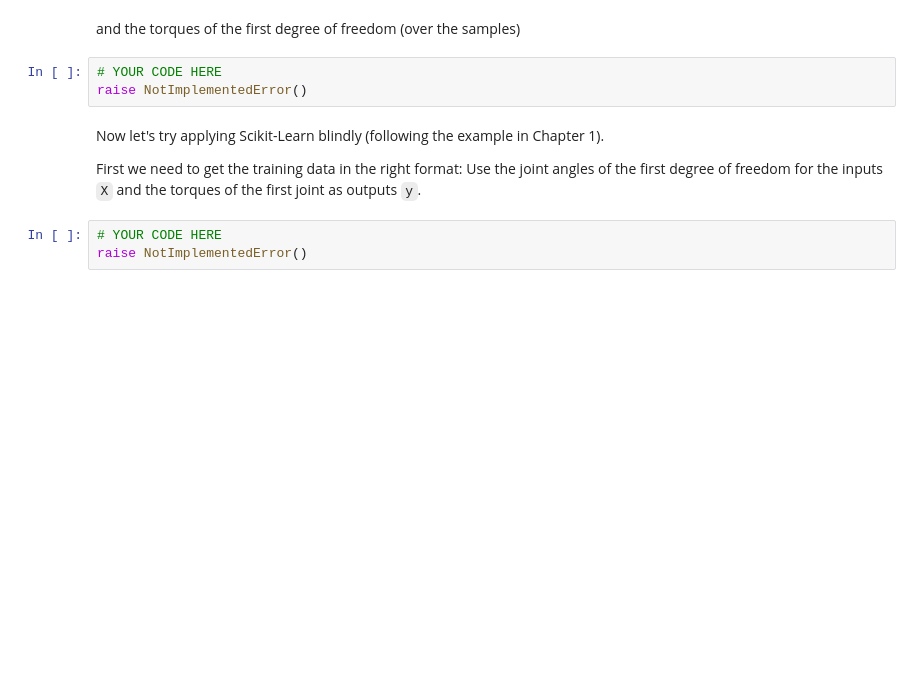
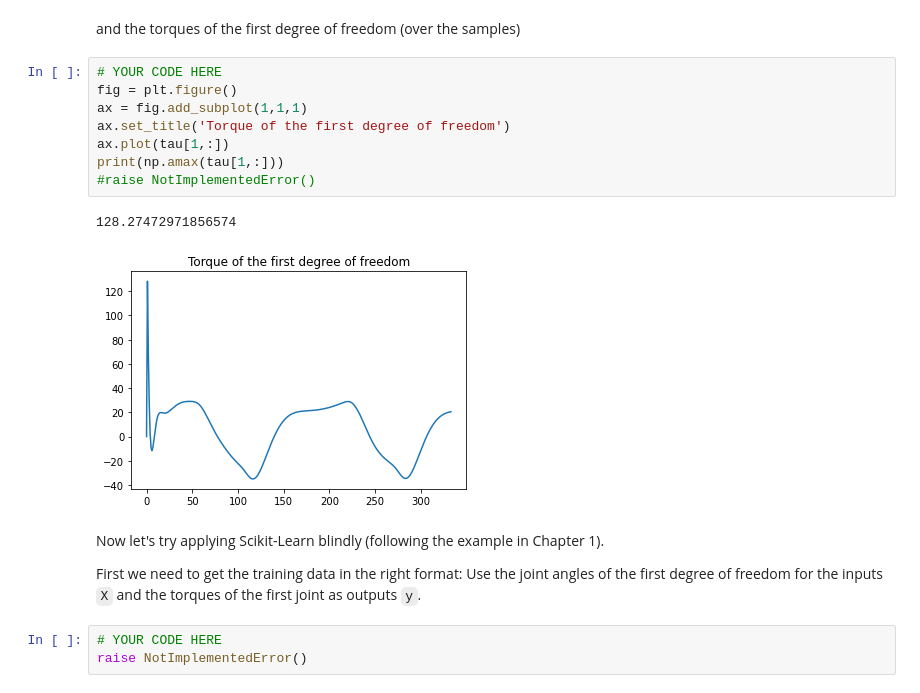
Before and after one commit to ShantanuShivankar/Machine_learning, a Jupyter notebook: Practicum1_students/main.ipynb, the cells around one changed output. Saved outputs shown, nothing was run; the diff lists cells and outputs as text; blank space fills up the shorter version.

```diff
--- a/Practicum1_students/main.ipynb
+++ b/Practicum1_students/main.ipynb
@@ -1512,8 +1524,16 @@ raise NotImplementedError()
 # %% [markdown]
 and the torques of the first degree of freedom (over the samples)
-# %%
-# YOUR CODE HERE
-raise NotImplementedError()
+# %%
+# YOUR CODE HERE
+fig = plt.figure()
+ax = fig.add_subplot(1,1,1)
+ax.set_title('Torque of the first degree of freedom')
+ax.plot(tau[1,:])
+print(np.amax(tau[1,:]))
+#raise NotImplementedError()
+# %% [output]
+128.27472971856574
+[figure, added]
 # %% [markdown]
 Now let's try applying Scikit-Learn blindly (following the example in Chapter 1).
 
```
Also changed, not shown: parts of 5 cells of this notebook.
